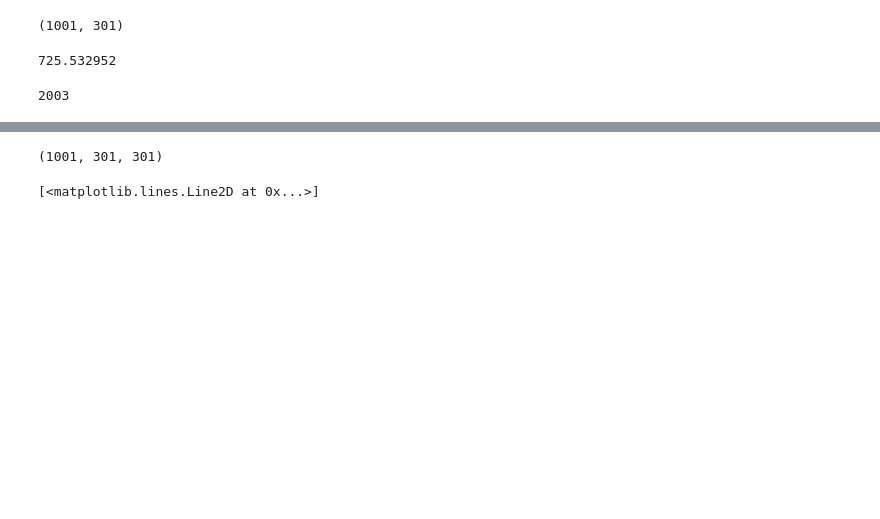
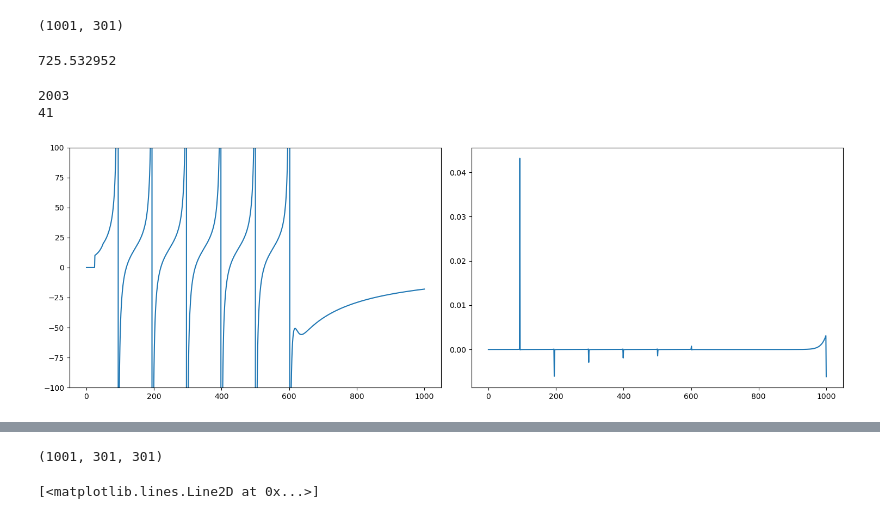
Before and after one commit to NilsToAn/overdampedDelayHarmonicOscillator, a Jupyter notebook: fpe_solver.ipynb, the cells around one changed output, grey strips where cells are left out. Saved outputs shown, nothing was run; the diff lists cells and outputs as text; code cells hidden in the pictures; blank space fills up the shorter version.

```diff
--- a/fpe_solver.ipynb
+++ b/fpe_solver.ipynb
@@ -54,9 +74,18 @@ def get_D_w(D, max_t, dt, tau, k):
     return w, D_t_raw
 # %%
 w, D_t_raw = get_D_w(D, max_t, dt, tau, k)
-D_t = 2*D_t_raw
+D_t = D_t_raw #2*D_t_raw
 # %% [output]
 2003
+41
+# %%
+fig,axs = plt.subplots(1,2,figsize=(15,5))
+axs[0].plot(w)
+axs[0].set_ylim(-100,100)
+axs[1].plot(D_t)
+plt.tight_layout()
+# %% [output]
+[figure, added]
 # %%
 G = 0
 U = (1/2*w[:,None]*x_s[None,:]**2 - G * x_s[None,:])/ D_t[:,None]
```
Also changed, not shown: parts of 28 cells of this notebook, 13 other files.
